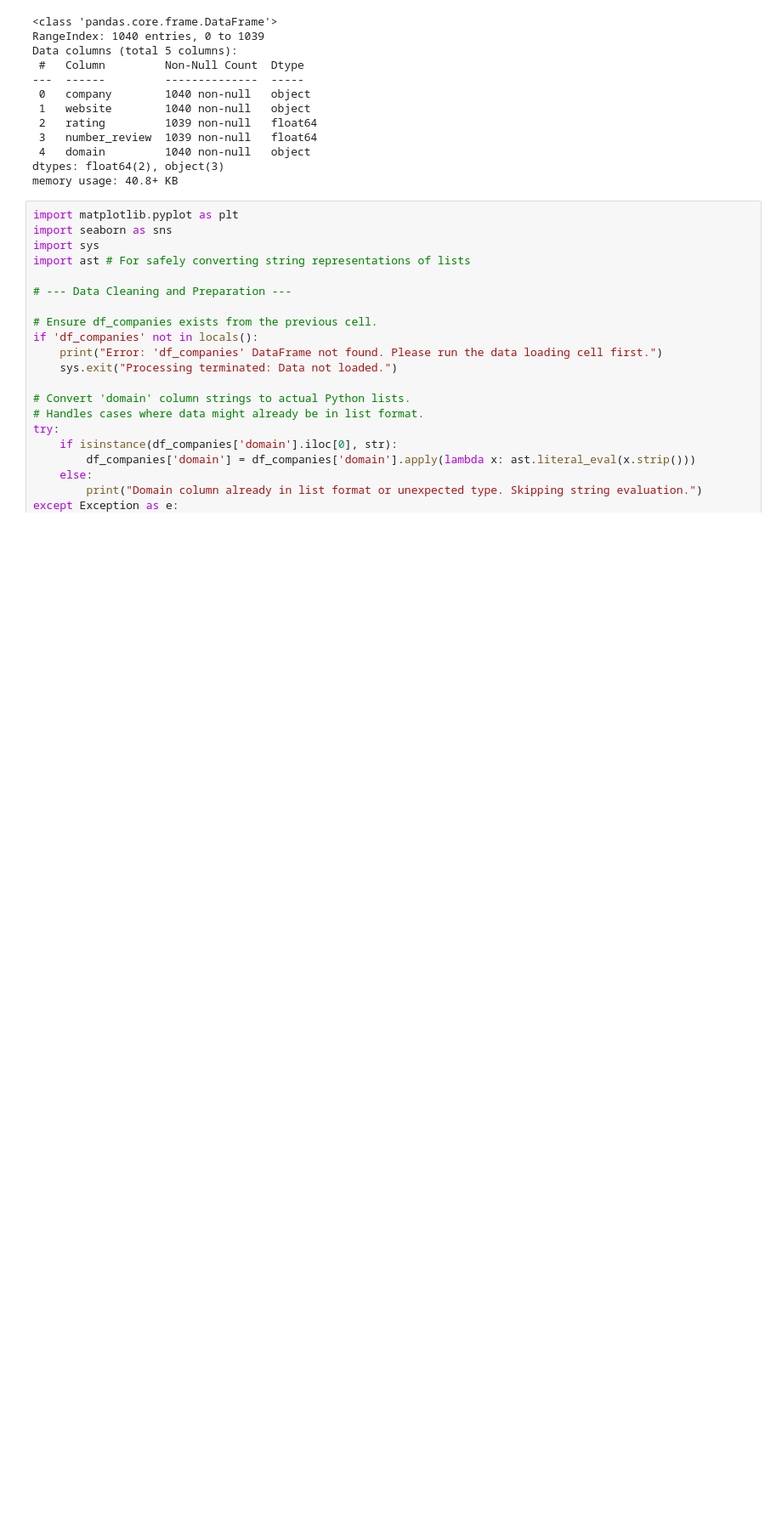
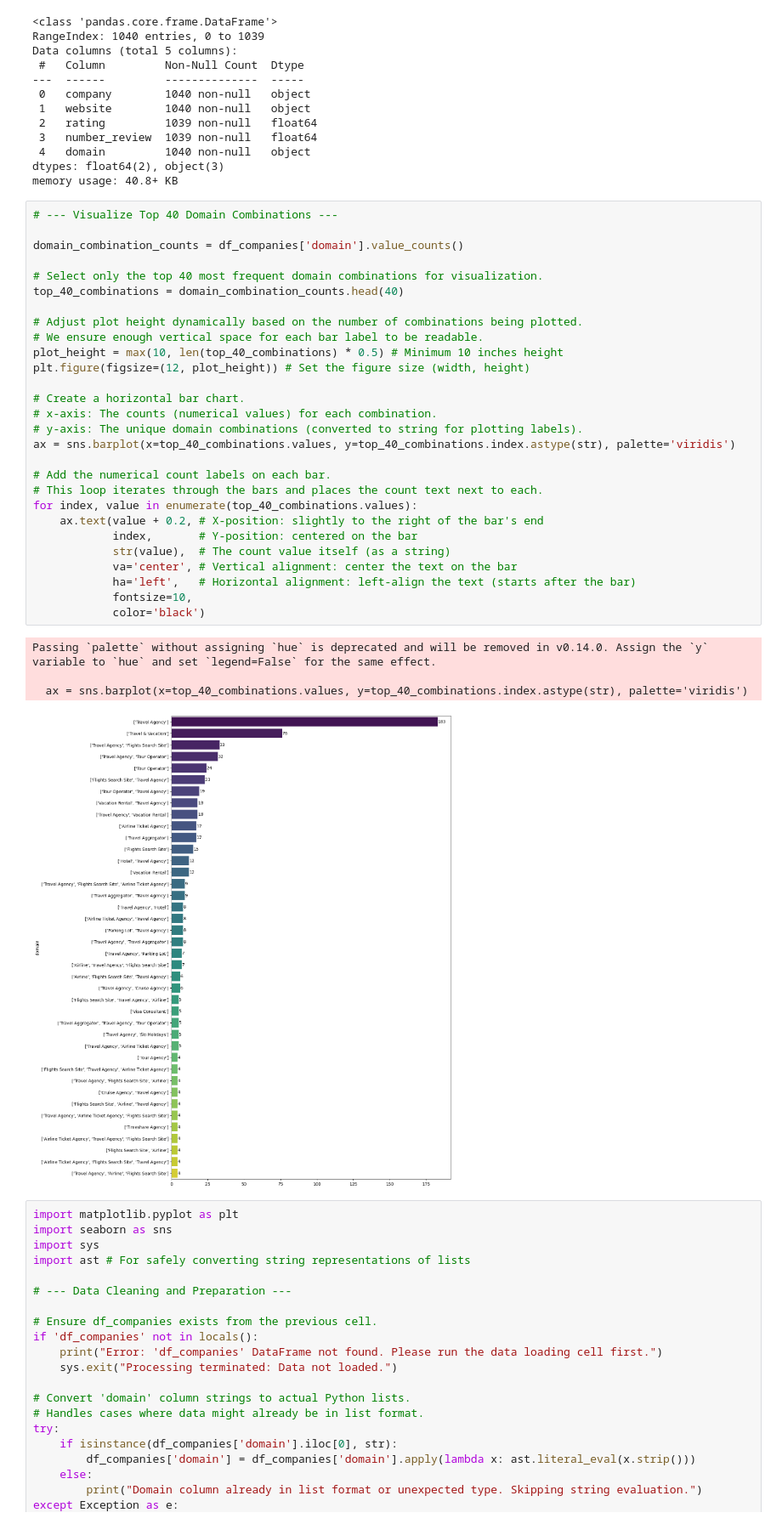
Before and after one commit to pnppl1/apr25_bde_int_supply, a Jupyter notebook: 2_data_modelling/analyze_domain.ipynb, the cells around one changed output. Shown at 85% size. Cells and saved outputs as stored; diff of their text form; blank space fills up the shorter version.

Commit message:
add overview visual

```diff
--- a/2_data_modelling/analyze_domain.ipynb
+++ b/2_data_modelling/analyze_domain.ipynb
@@ -26,6 +26,39 @@ Data columns (total 5 columns):
  4   domain         1040 non-null   object
 dtypes: float64(2), object(3)
 memory usage: 40.8+ KB
+# %%
+# --- Visualize Top 40 Domain Combinations ---
+
+domain_combination_counts = df_companies['domain'].value_counts()
+
+# Select only the top 40 most frequent domain combinations for visualization.
+top_40_combinations = domain_combination_counts.head(40)
+
+# Adjust plot height dynamically based on the number of combinations being plotted.
+# We ensure enough vertical space for each bar label to be readable.
+plot_height = max(10, len(top_40_combinations) * 0.5) # Minimum 10 inches height
+plt.figure(figsize=(12, plot_height)) # Set the figure size (width, height)
+
+# Create a horizontal bar chart.
+# x-axis: The counts (numerical values) for each combination.
+# y-axis: The unique domain combinations (converted to string for plotting labels).
+ax = sns.barplot(x=top_40_combinations.values, y=top_40_combinations.index.astype(str), palette='viridis')
+
+# Add the numerical count labels on each bar.
+# This loop iterates through the bars and places the count text next to each.
+for index, value in enumerate(top_40_combinations.values):
+    ax.text(value + 0.2, # X-position: slightly to the right of the bar's end
+            index,       # Y-position: centered on the bar
+            str(value),  # The count value itself (as a string)
+            va='center', # Vertical alignment: center the text on the bar
+            ha='left',   # Horizontal alignment: left-align the text (starts after the bar)
+            fontsize=10,
+            color='black')
+# %% [output]
+Passing `palette` without assigning `hue` is deprecated and will be removed in v0.14.0. Assign the `y` variable to `hue` and set `legend=False` for the same effect.
+
+  ax = sns.barplot(x=top_40_combinations.values, y=top_40_combinations.index.astype(str), palette='viridis')
+[figure, added]
 # %%
 import matplotlib.pyplot as plt
 import seaborn as sns
```
